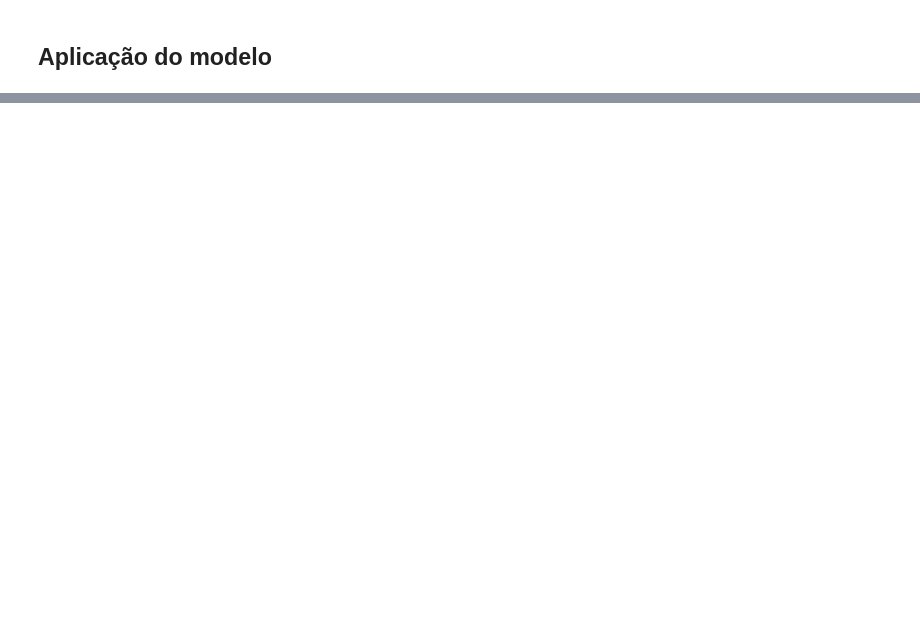
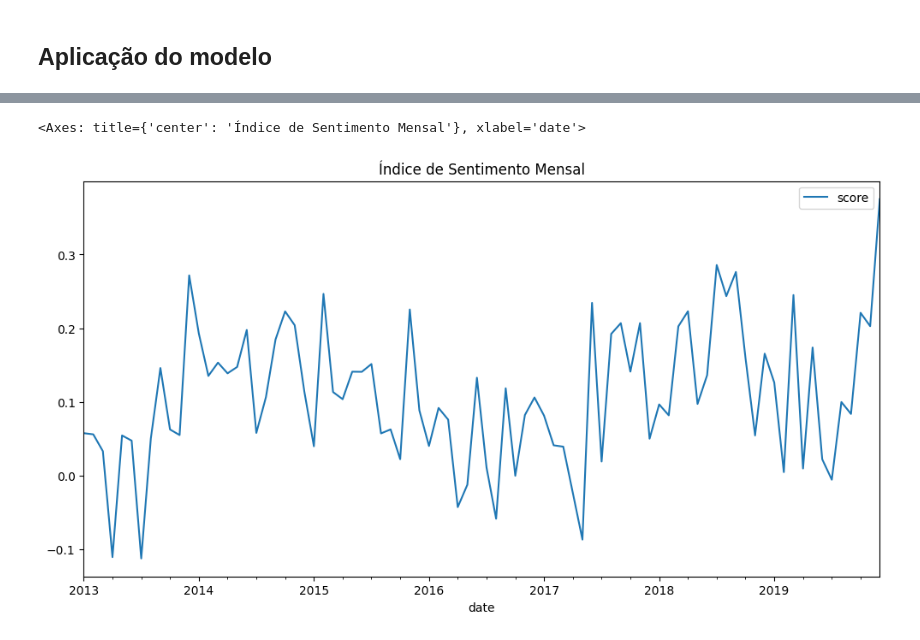
Before and after one commit to santluan/tcc-mba-usp, a Jupyter notebook: sentiment_index_folhamercado.ipynb, the cells around one changed output, grey strips where cells are left out. Drawn from its saved outputs; the diff is of its cells as text; code cells hidden in the pictures; blank space fills up the shorter version.

```diff
--- a/sentiment_index_folhamercado.ipynb
+++ b/sentiment_index_folhamercado.ipynb
@@ -143,0 +158,8 @@ y_pred = model.predict(x)
+# %%
+df_monthly = df_range.groupby([df_range['date'].dt.to_period('M'), 'sentiment']).size().unstack(fill_value=0)
+df_monthly['score'] = (df_monthly['positive'] - df_monthly['negative']) / (df_monthly['positive'] + df_monthly['negative'])
+
+df_monthly.plot(y='score', kind='line', figsize=(12, 6), title='Índice de Sentimento Mensal')
+# %% [output]
+<Axes: title={'center': 'Índice de Sentimento Mensal'}, xlabel='date'>
+[figure, added]
```
Also changed, not shown: parts of 18 cells of this notebook, 2 other files.
